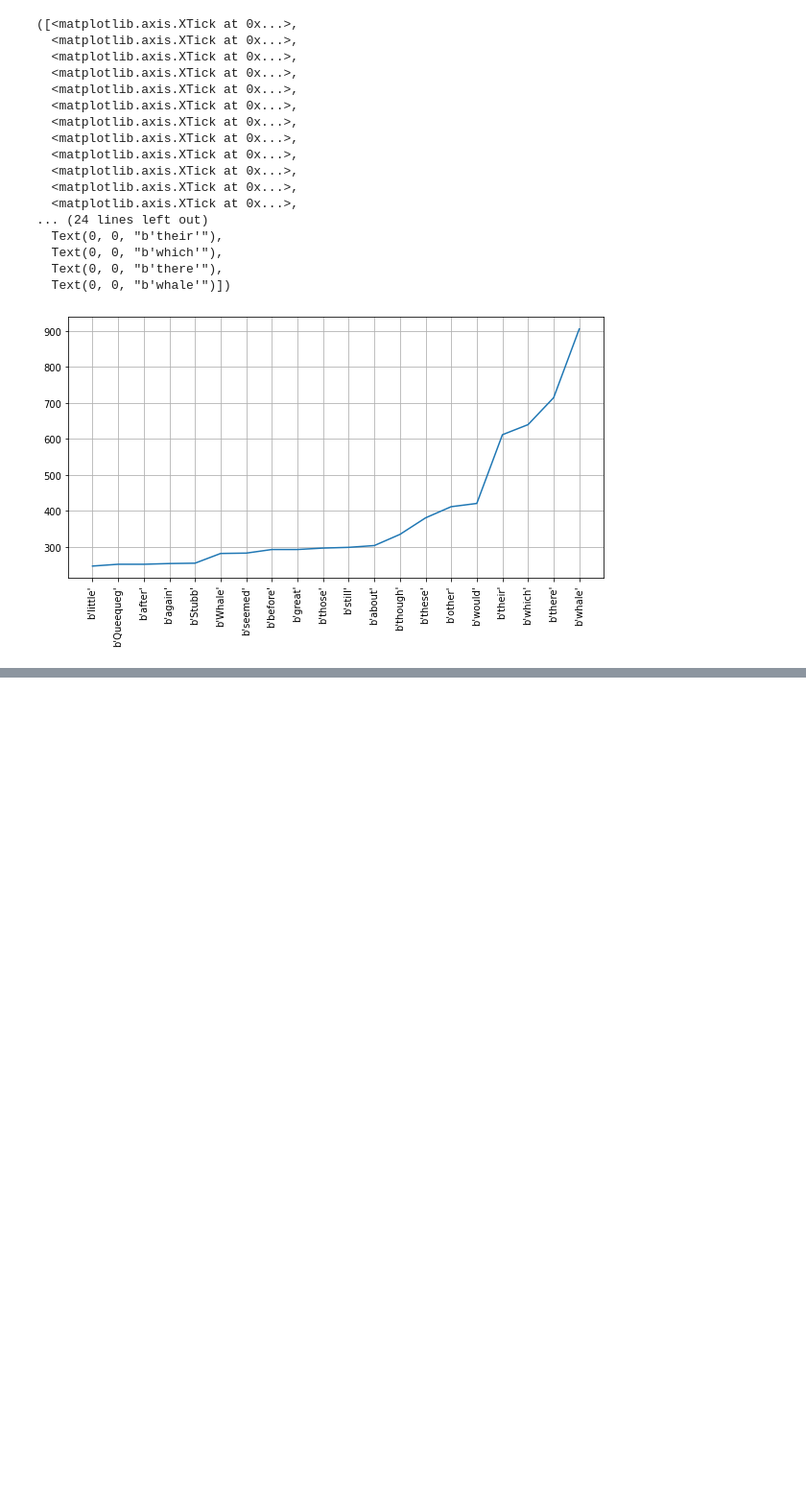
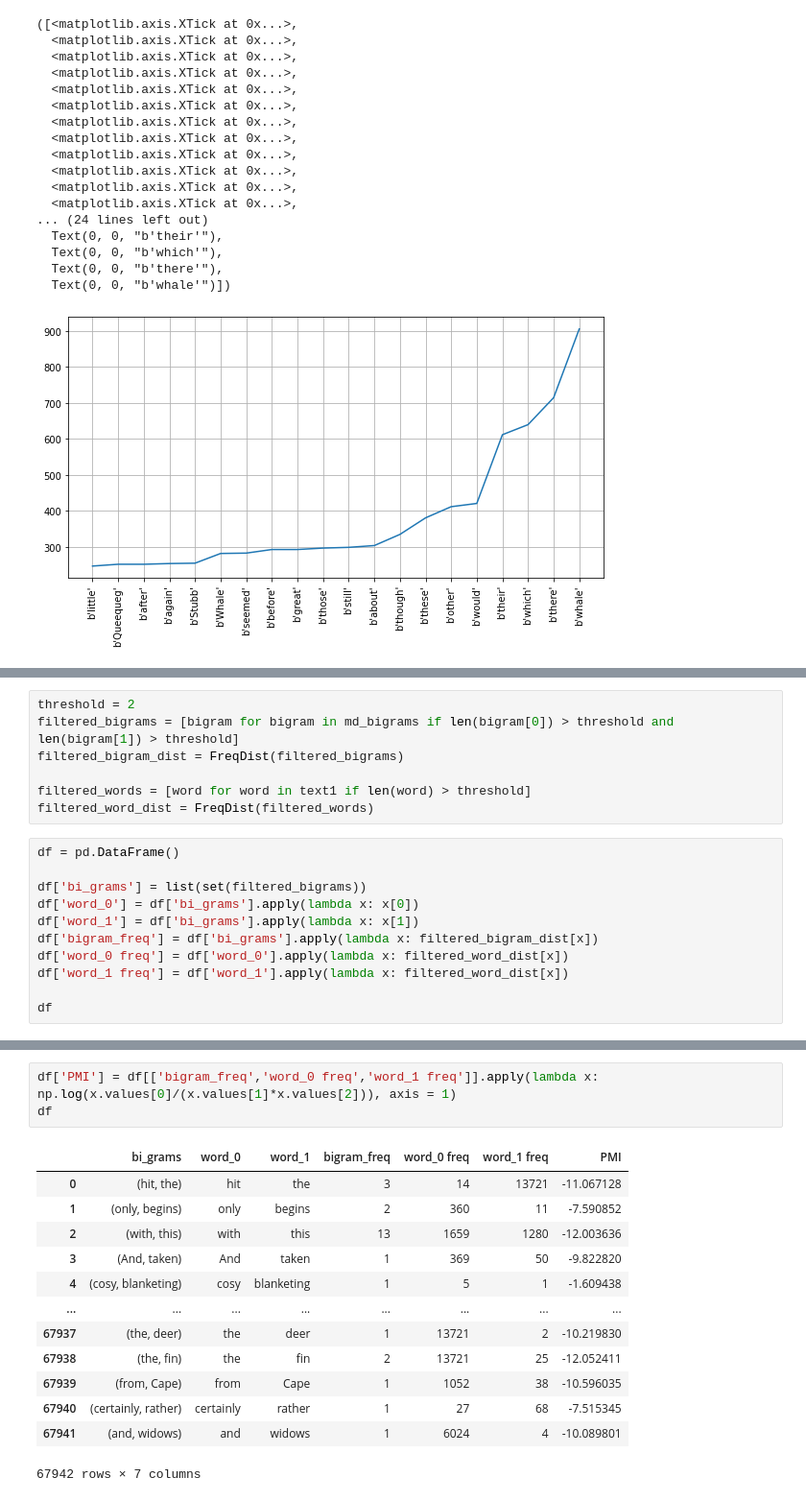
Before and after one commit to Mahonry/NLP, a Jupyter notebook: NLP_con_NTLK_.ipynb, the cells around one changed output, grey strips where cells are left out. Shown at 96% size. Cells and saved outputs as stored; diff of their text form; blank space fills up the shorter version.

```diff
--- a/NLP_con_NTLK_.ipynb
+++ b/NLP_con_NTLK_.ipynb
@@ -339,0 +413,18 @@ plt.xticks(x, [str(freq[0]) for freq in intersting_words[-top_words:]], rotation
+# %%
+threshold = 2
+filtered_bigrams = [bigram for bigram in md_bigrams if len(bigram[0]) > threshold and len(bigram[1]) > threshold]
+filtered_bigram_dist = FreqDist(filtered_bigrams)
+
+filtered_words = [word for word in text1 if len(word) > threshold]
+filtered_word_dist = FreqDist(filtered_words)
+# %%
+df = pd.DataFrame()
+
+df['bi_grams'] = list(set(filtered_bigrams))
+df['word_0'] = df['bi_grams'].apply(lambda x: x[0])
+df['word_1'] = df['bi_grams'].apply(lambda x: x[1])
+df['bigram_freq'] = df['bi_grams'].apply(lambda x: filtered_bigram_dist[x])
+df['word_0 freq'] = df['word_0'].apply(lambda x: filtered_word_dist[x])
+df['word_1 freq'] = df['word_1'].apply(lambda x: filtered_word_dist[x])
+
+df
@@ -339,0 +452,17 @@ plt.xticks(x, [str(freq[0]) for freq in intersting_words[-top_words:]], rotation
+# %%
+df['PMI'] = df[['bigram_freq','word_0 freq','word_1 freq']].apply(lambda x: np.log(x.values[0]/(x.values[1]*x.values[2])), axis = 1)
+df
+# %% [output]
+|  | bi_grams | word_0 | word_1 | bigram_freq | word_0 freq | word_1 freq | PMI |
+| 0 | (hit, the) | hit | the | 3 | 14 | 13721 | -11.067128 |
+| 1 | (only, begins) | only | begins | 2 | 360 | 11 | -7.590852 |
+| 2 | (with, this) | with | this | 13 | 1659 | 1280 | -12.003636 |
+| 3 | (And, taken) | And | taken | 1 | 369 | 50 | -9.822820 |
+| 4 | (cosy, blanketing) | cosy | blanketing | 1 | 5 | 1 | -1.609438 |
+| ... | ... | ... | ... | ... | ... | ... | ... |
+| 67937 | (the, deer) | the | deer | 1 | 13721 | 2 | -10.219830 |
+| 67938 | (the, fin) | the | fin | 2 | 13721 | 25 | -12.052411 |
+| 67939 | (from, Cape) | from | Cape | 1 | 1052 | 38 | -10.596035 |
+| 67940 | (certainly, rather) | certainly | rather | 1 | 27 | 68 | -7.515345 |
+| 67941 | (and, widows) | and | widows | 1 | 6024 | 4 | -10.089801 |
+67942 rows × 7 columns
```
Also changed, not shown: parts of 21 cells of this notebook.
